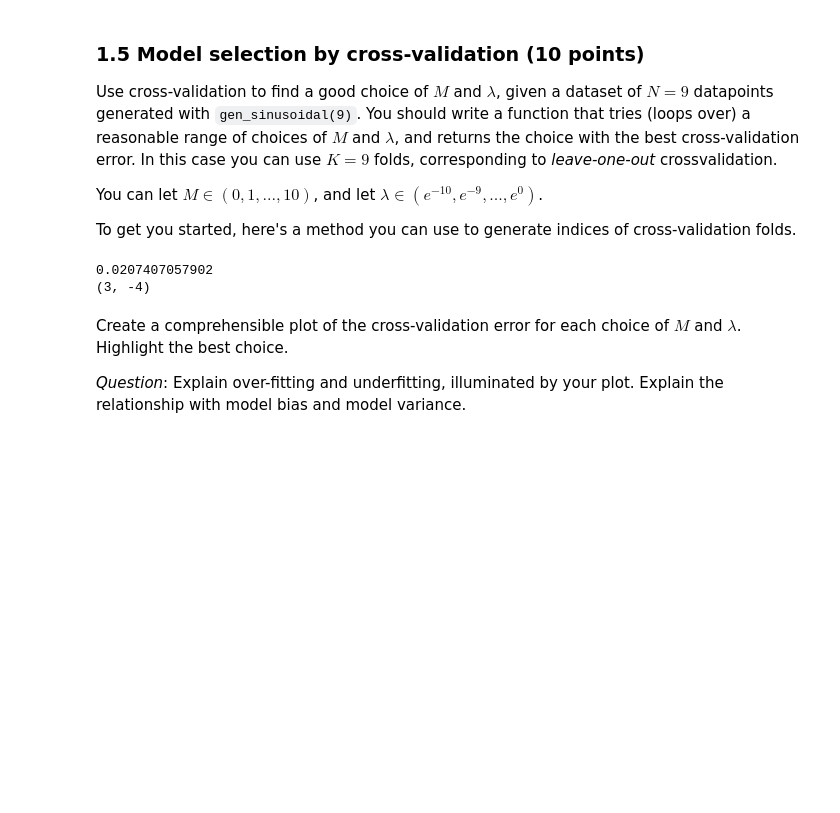
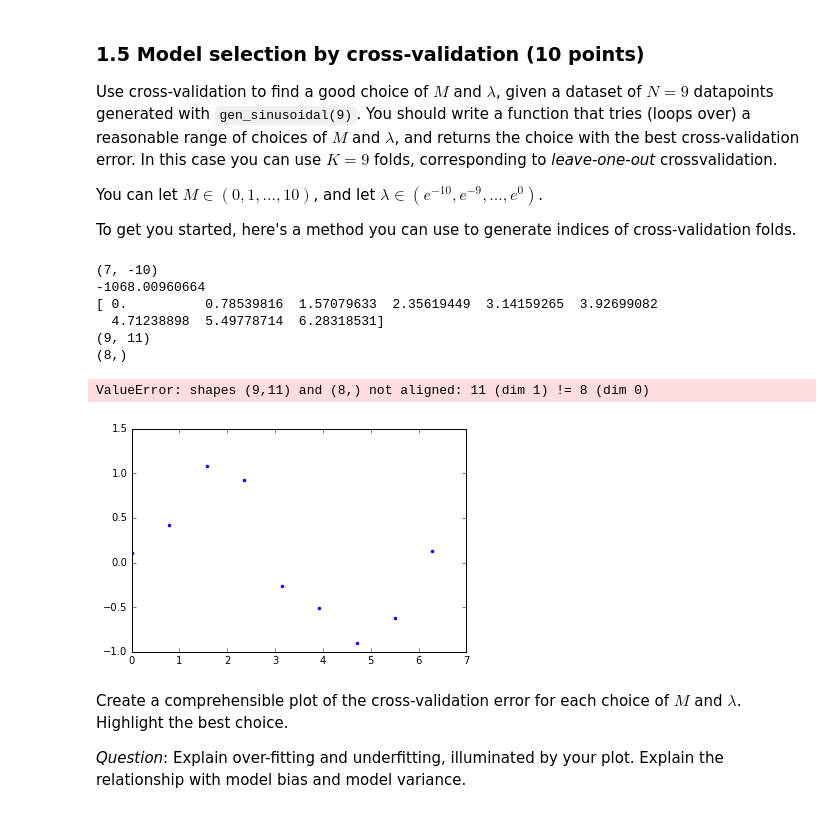
Before and after one commit to Braamling/ML1-2016, a Jupyter notebook: lab1_verkes_vandenakker.ipynb, the cells around one changed output. Cells and saved outputs as stored; diff of their text form; code cells hidden in the pictures; blank space fills up the shorter version.

```diff
--- a/lab1_verkes_vandenakker.ipynb
+++ b/lab1_verkes_vandenakker.ipynb
@@ -142,11 +144,11 @@ def kfold_indices(N, k):
         train_folds.append(np.setdiff1d(all_indices, valid_indices))
     return train_folds, valid_folds
 
-def error_function(x, t, w):
+def error_function(x, t, w, lamb):
     Phi = np.array([x**i for i in range(M+1)]).T
     s1 = (np.dot(Phi, w) - t)
 
-    return np.dot(s1.T, s1)/2
+    return np.dot(s1, s1)/2 + lamb*np.dot(w, w)/2
 
 N = 9
 
@@ -154,43 +156,63 @@ x, t = gen_sinusoidal(N)
 
 orders = range(0,11)
 lambdas = range(-10, 0)
-orders = [3]
-lambdas = [-4]
 k = 9
-
 
 best_error = 1000
 for M in orders:
     for lamb in lambdas:
         errors = np.array([])
         tr_folds, va_folds = kfold_indices(N, k)
         for i in range(k):
             w = fit_polynomial_reg(x[tr_folds[i]], t[tr_folds[i]], M, np.exp(lamb))
-            errors = np.append(errors, error_function(x[va_folds[i]], t[va_folds[i]], w))
+            errors = np.append(errors, error_function(x[va_folds[i]], t[va_folds[i]], w, lamb))
 
         if np.mean(errors) < best_error:
             best_error = np.mean(errors)
-            print(np.mean(errors))
-            print(M, lamb)
+            best_lambda = lamb
+            best_M = M
+
+#             print(np.mean(errors))
+print(best_M, best_lambda)
+print(best_error)
+
+
+plt.plot(x, t, 'b.')
+w = fit_polynomial_reg(x, t, best_M, best_lambda)
+Phi = np.array([x**i for i in range(M+1)]).T
+print(x)
+print(Phi.shape)
+print(w.shape)
+plt.plot(x, np.dot(Phi, w), 'r-')
+plt.show()
+#         print(np.mean(errors))
+
+# for M in orders:a)
 
 #         print(np.mean(errors))
 
 # for M in orders:
 #     w = fit_polynomial(x1, t, M)
 #     x2 = np.linspace(0, 2 * np.pi, N)
 #     y2 = 0
 #     for i in range(M+1):
 #         y2 += w[i]*(x**i)
 
 #     plt.plot(x2, y2, 'r-')
 
 
 # plt.plot(x1, t, 'b.')
 
 # plt.show()
 # %% [output]
-0.0207407057902
-(3, -4)
+(7, -10)
+-1068.00960664
+[ 0.          0.78539816  1.57079633  2.35619449  3.14159265  3.92699082
+  4.71238898  5.49778714  6.28318531]
+(9, 11)
+(8,)
+ValueError: shapes (9,11) and (8,) not aligned: 11 (dim 1) != 8 (dim 0)
+[figure, added]
 # %% [markdown]
 Create a comprehensible plot of the cross-validation error for each choice of $M$ and $\lambda$. Highlight the best choice.
 
```
Also changed, not shown: parts of 7 cells of this notebook.
